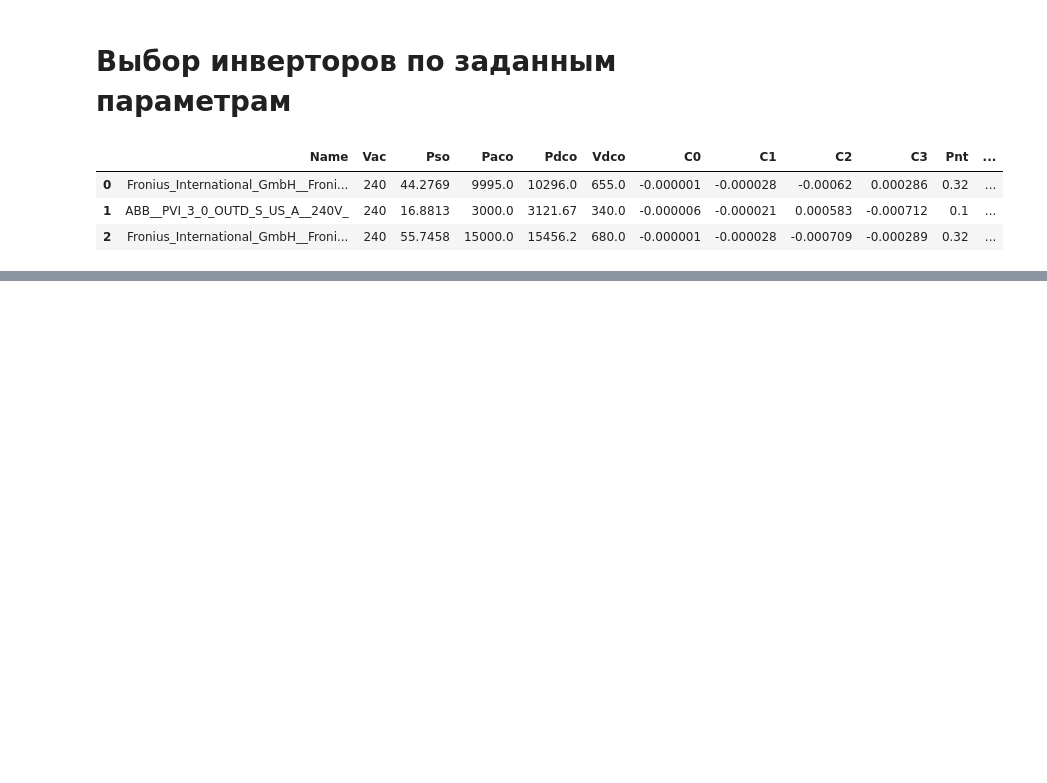
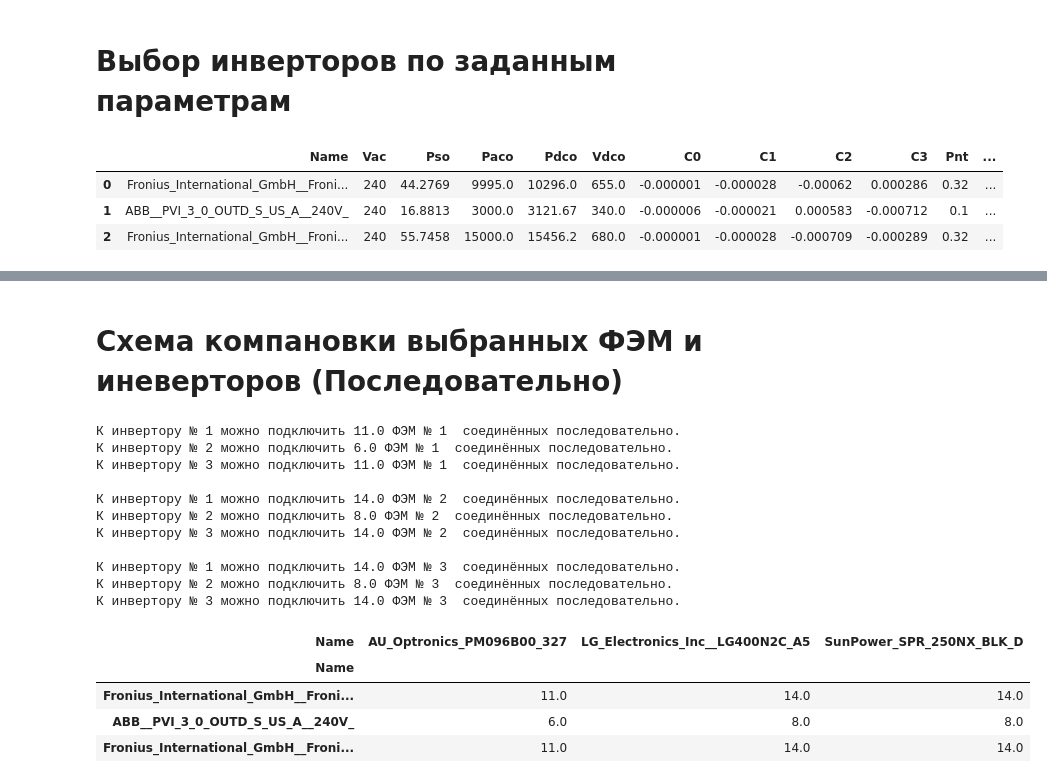
Before and after one commit to EeOneGramm/PVLIB_Grossevichi, a Jupyter notebook: Grossevichi_Kurs.ipynb, the cells around one changed output, grey strips where cells are left out. Cells and saved outputs as stored; diff of their text form; code cells hidden in the pictures; blank space fills up the shorter version.

Commit message:
Added scheme compounds

```diff
--- a/Grossevichi_Kurs.ipynb
+++ b/Grossevichi_Kurs.ipynb
@@ -957,0 +960,10 @@ PV_Inverters_candidates
+# %%
+for i in range(Candidates_len):
+    print('Название',PV_Inverters_candidates['Name'].loc[i])
+    print('Мощность АС',PV_Inverters_candidates['Paco'].loc[i])
+    print('Мощность DC',PV_Inverters_candidates['Pdco'].loc[i])
+    print('Напряжение MPPT min',PV_Inverters_candidates['Mppt_low'].loc[i])
+    print('Напряжение MPPT max',PV_Inverters_candidates['Mppt_high'].loc[i])
+    print('Ток DC max',PV_Inverters_candidates['Idcmax'].loc[i])
+
+    print('')
@@ -957,0 +991,41 @@ PV_Inverters_candidates
+# %% [markdown]
+# Схема компановки выбранных ФЭМ и иневерторов (Последовательно)
+# %%
+PV_V_OC_max_array = [0.0] * Candidates_len
+
+PV_V_OC_max_array[0] = max(max(DC_out_module_1_data['v_oc']),
+    PV_modules_candidates['V_oc_ref'].iloc[0])
+PV_V_OC_max_array[1] = max(max(DC_out_module_2_data['v_oc']),
+    PV_modules_candidates['V_oc_ref'].iloc[1])
+PV_V_OC_max_array[2] = max(max(DC_out_module_3_data['v_oc']),
+    PV_modules_candidates['V_oc_ref'].iloc[2])
+
+Scheme_series_data = pd.DataFrame(columns = PV_modules_candidates['Name'],
+                                  index = PV_Inverters_candidates['Name'])
+
+for i in range (Candidates_len):
+    for j in range (Candidates_len):
+        s_1 = PV_Inverters_candidates['Vdcmax'].iloc[j] // PV_V_OC_max_array[i]
+        print('К инвертору №', j+1, 'можно подключить', s_1, 'ФЭМ №', i+1,' соединённых последовательно.')
+        Scheme_series_data.iloc[j,i] = s_1
+
+
+    print('')
+Scheme_series_data
+# %% [output]
+К инвертору № 1 можно подключить 11.0 ФЭМ № 1  соединённых последовательно.
+К инвертору № 2 можно подключить 6.0 ФЭМ № 1  соединённых последовательно.
+К инвертору № 3 можно подключить 11.0 ФЭМ № 1  соединённых последовательно.
+
+К инвертору № 1 можно подключить 14.0 ФЭМ № 2  соединённых последовательно.
+К инвертору № 2 можно подключить 8.0 ФЭМ № 2  соединённых последовательно.
+К инвертору № 3 можно подключить 14.0 ФЭМ № 2  соединённых последовательно.
+
+К инвертору № 1 можно подключить 14.0 ФЭМ № 3  соединённых последовательно.
+К инвертору № 2 можно подключить 8.0 ФЭМ № 3  соединённых последовательно.
+К инвертору № 3 можно подключить 14.0 ФЭМ № 3  соединённых последовательно.
+| Name | AU_Optronics_PM096B00_327 | LG_Electronics_Inc__LG400N2C_A5 | SunPower_SPR_250NX_BLK_D |
+| Name |  |  |  |
+| Fronius_International_GmbH__Froni... | 11.0 | 14.0 | 14.0 |
+| ABB__PVI_3_0_OUTD_S_US_A__240V_ | 6.0 | 8.0 | 8.0 |
+| Fronius_International_GmbH__Froni... | 11.0 | 14.0 | 14.0 |
```
Also changed, not shown: parts of 7 cells of this notebook.
